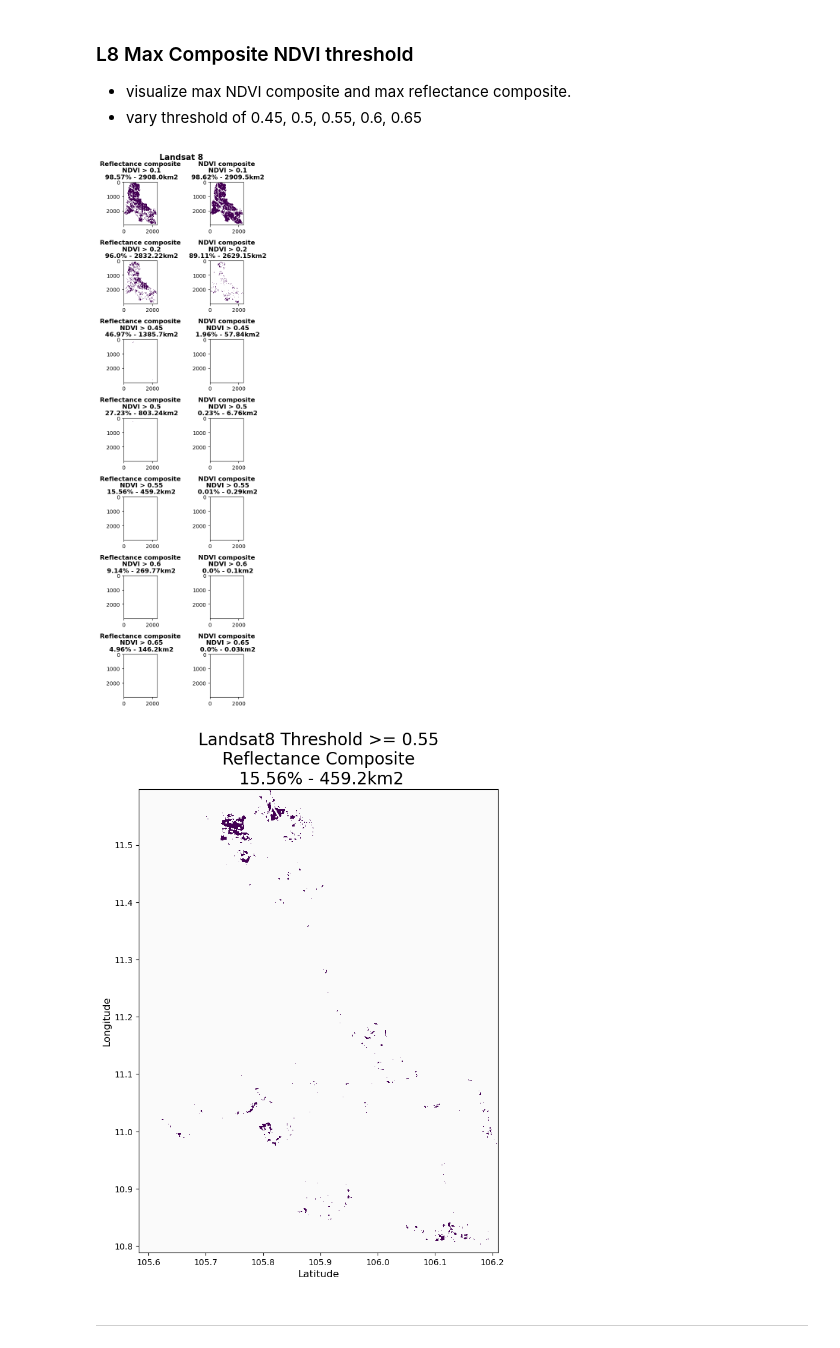
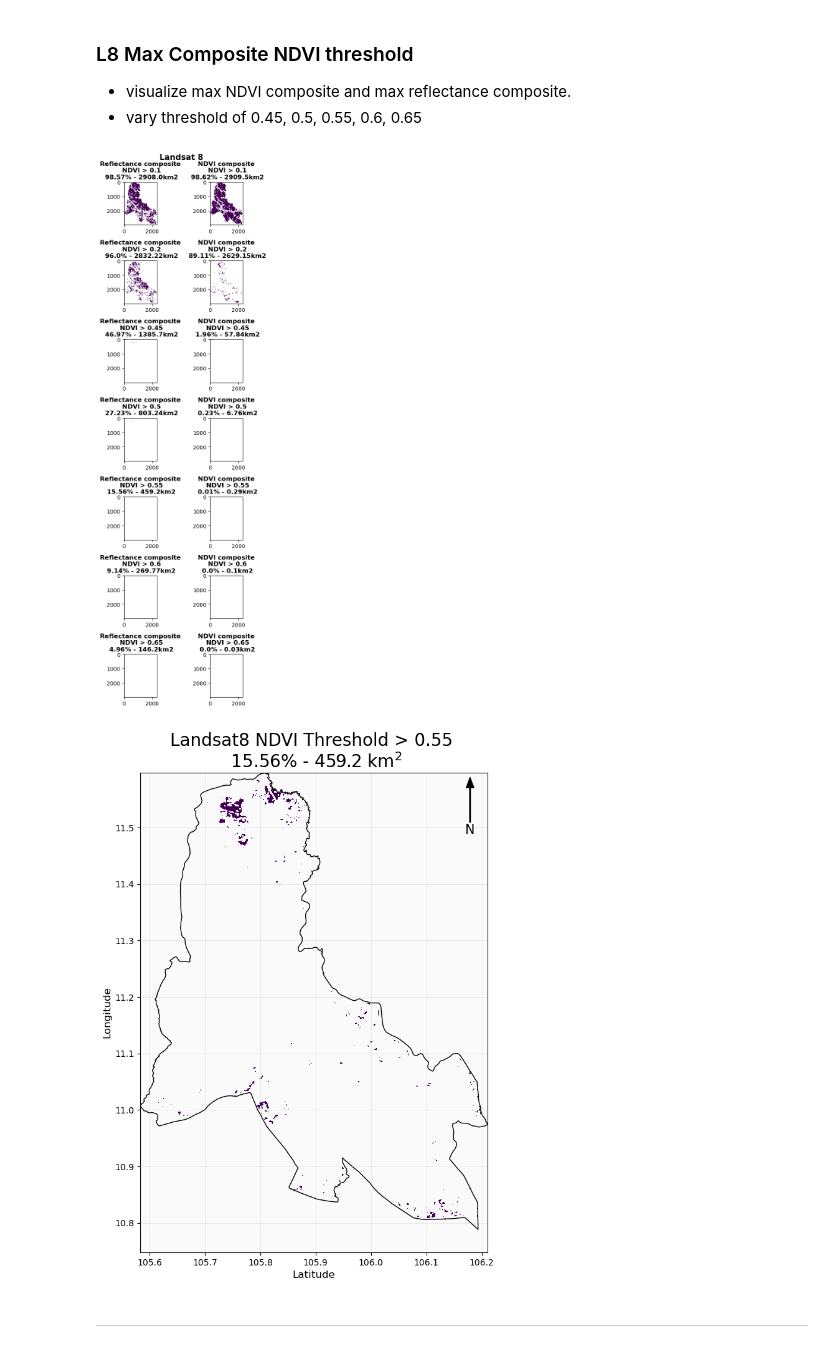
Before and after one commit to varosak/RemoteSensingProject, a Jupyter notebook: Pixel processing.ipynb, the cells around one changed output. Cells and saved outputs as stored; diff of their text form; code cells hidden in the pictures.

Commit message:
Update Preliminary Landsat 8

```diff
--- a/Pixel processing.ipynb
+++ b/Pixel processing.ipynb
@@ -624,42 +630,58 @@ for index, threshold in enumerate(threshold_list):
     show(NDVI_non_nan_pixel, ax = ax[index, 1],
          title= f'NDVI composite\n NDVI > {threshold}\n {percent_pixel}% - {round(agri_area, 2)}km2')
 
+    # add study boundary
+    study_boundary.plot(ax=ax[index, 0], edgecolor = 'k', facecolor = 'none')
+    study_boundary.plot(ax=ax[index, 1], edgecolor = 'k', facecolor = 'none')
+
 plt.suptitle('Landsat 8', fontsize = 15, weight = 'bold')
 
 plt.tight_layout()
 # %% [output]
-[figure, old version]
+[figure, new version]
 # %%
 ### plot Reflectance Composite 0.55
 
 L8_file = 'Processed tif - Remote Sensing Project\L8 Reflectance-0.55 threshold NDVI.tif'
-comp = 'Reflectance'
-threshold = 0.55
 fig, ax = plt.subplots(figsize=(10, 10))
 
 with rasterio.open(L8_file) as L8_visual:
     show(L8_visual, ax = ax)
 
     L8_visual_raster = L8_visual.read(1)
     count_non_nan = np.count_nonzero(~np.isnan(L8_visual_raster))
     percent_pixel = round((count_non_nan/L8_2pro_total_pixel*100), 2)
     agri_area = (count_non_nan*30*30)/1000000
 
 
 # aesthetics
-ax.set_title(f'Landsat8 Threshold >= {threshold}\n {comp} Composite \n {percent_pixel}% - {round(agri_area, 2)}km2',
+ax.set_title(f'Landsat8 NDVI Threshold > 0.55 \n {percent_pixel}% - {round(agri_area, 2)} km$^2$',
                 fontsize = 20)
 ax.set_xlabel('Latitude', fontsize = 12)
 ax.set_ylabel('Longitude', fontsize = 12)
+
+# add arrow
+x, y, arrow_length = 0.95, 0.99, 0.11
+ax.annotate('N', xy=(x, y), xytext=(x, y-arrow_length),
+            arrowprops=dict(facecolor='black', width=1, headwidth=9),
+            ha='center', va='center', fontsize=15,
+            xycoords=ax.transAxes)
+
+# add grid line
+ax.grid(alpha = 0.2)
+
+# add Svay Rieng Boundary
+study_boundary.plot(ax = ax, edgecolor = 'k', facecolor = 'none')
+
 
 # Set the background color with alpha (transparency)
 background_color = 'lightgray'  # You can change 'lightgray' to any color you prefer
 alpha = 0.1  # You can adjust the alpha value as needed
 
 ax.set_facecolor(background_color)
 ax.patch.set_alpha(alpha)
 # %% [output]
-[figure, old version]
+[figure, new version]
 # %% [markdown]
 ----------------------------------------------------------------------------
 # %% [markdown]
```
Also changed, not shown: parts of 18 cells of this notebook.
